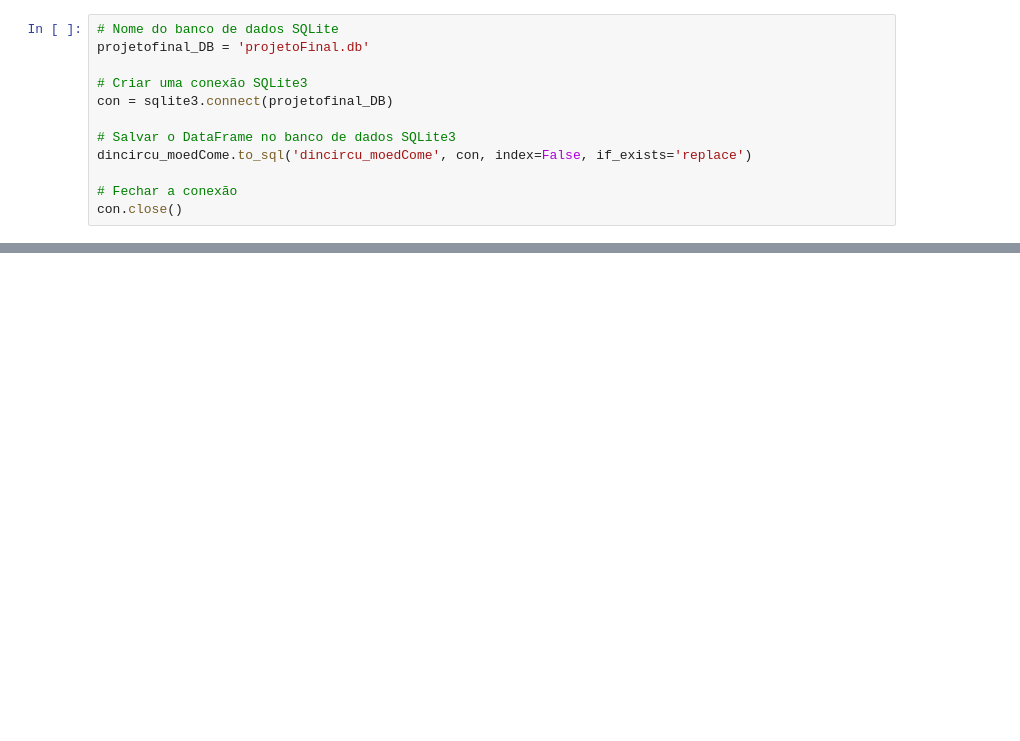
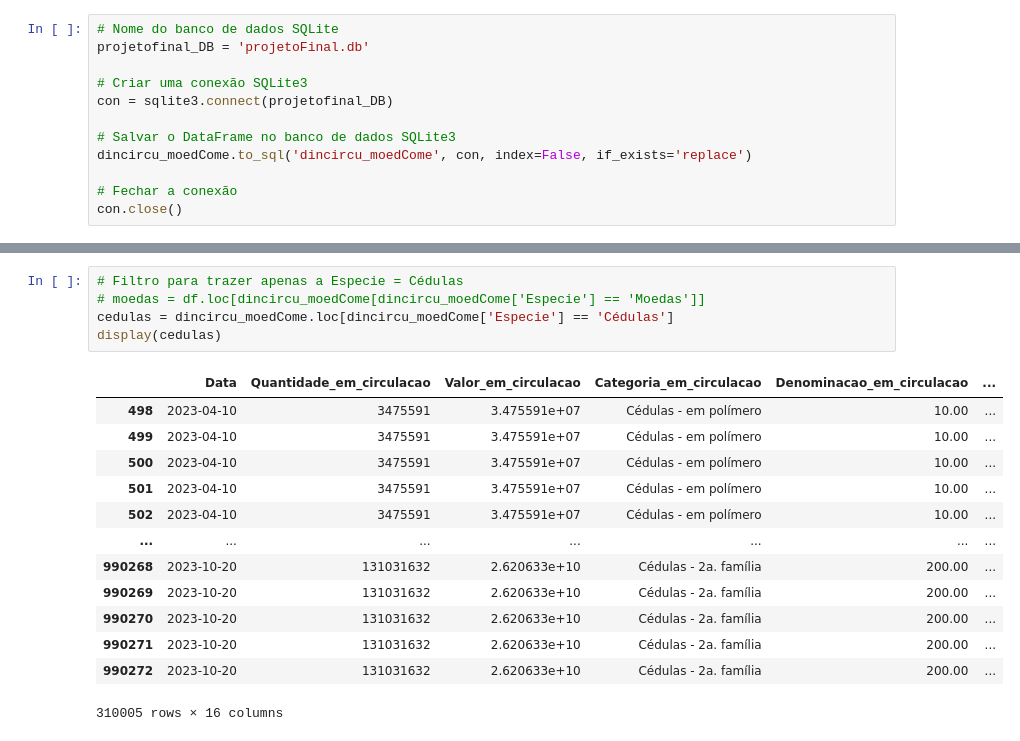
Before and after one commit to carmodaniel/coderhouseProjeto, a Jupyter notebook: projetoFinal.ipynb, the cells around one changed output, grey strips where cells are left out. Saved outputs shown, nothing was run; the diff lists cells and outputs as text; blank space fills up the shorter version.

```diff
--- a/projetoFinal.ipynb
+++ b/projetoFinal.ipynb
@@ -446,0 +488,19 @@ Versão do SQLite: 3.42.0
+# %%
+# Filtro para trazer apenas a Especie = Cédulas
+# moedas = df.loc[dincircu_moedCome[dincircu_moedCome['Especie'] == 'Moedas']]
+cedulas = dincircu_moedCome.loc[dincircu_moedCome['Especie'] == 'Cédulas']
+display(cedulas)
+# %% [output]
+|  | Data | Quantidade_em_circulacao | Valor_em_circulacao | Categoria_em_circulacao | Denominacao_em_circulacao | ... |
+| 498 | 2023-04-10 | 3475591 | 3.475591e+07 | Cédulas - em polímero | 10.00 | ... |
+| 499 | 2023-04-10 | 3475591 | 3.475591e+07 | Cédulas - em polímero | 10.00 | ... |
+| 500 | 2023-04-10 | 3475591 | 3.475591e+07 | Cédulas - em polímero | 10.00 | ... |
+| 501 | 2023-04-10 | 3475591 | 3.475591e+07 | Cédulas - em polímero | 10.00 | ... |
+| 502 | 2023-04-10 | 3475591 | 3.475591e+07 | Cédulas - em polímero | 10.00 | ... |
+| ... | ... | ... | ... | ... | ... | ... |
+| 990268 | 2023-10-20 | 131031632 | 2.620633e+10 | Cédulas - 2a. família | 200.00 | ... |
+| 990269 | 2023-10-20 | 131031632 | 2.620633e+10 | Cédulas - 2a. família | 200.00 | ... |
+| 990270 | 2023-10-20 | 131031632 | 2.620633e+10 | Cédulas - 2a. família | 200.00 | ... |
+| 990271 | 2023-10-20 | 131031632 | 2.620633e+10 | Cédulas - 2a. família | 200.00 | ... |
+| 990272 | 2023-10-20 | 131031632 | 2.620633e+10 | Cédulas - 2a. família | 200.00 | ... |
+310005 rows × 16 columns
```
Also changed, not shown: parts of 14 cells of this notebook, 2 other files.
